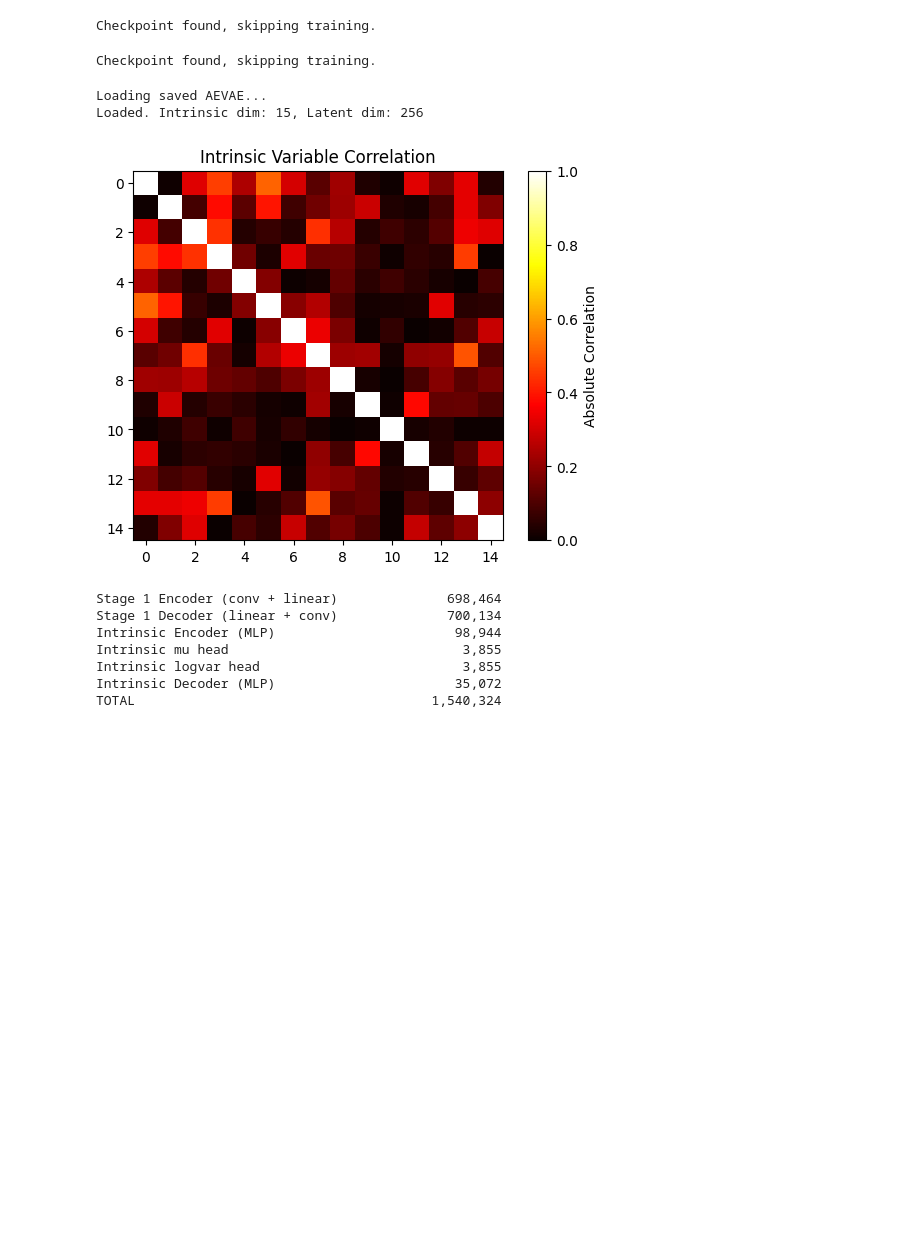
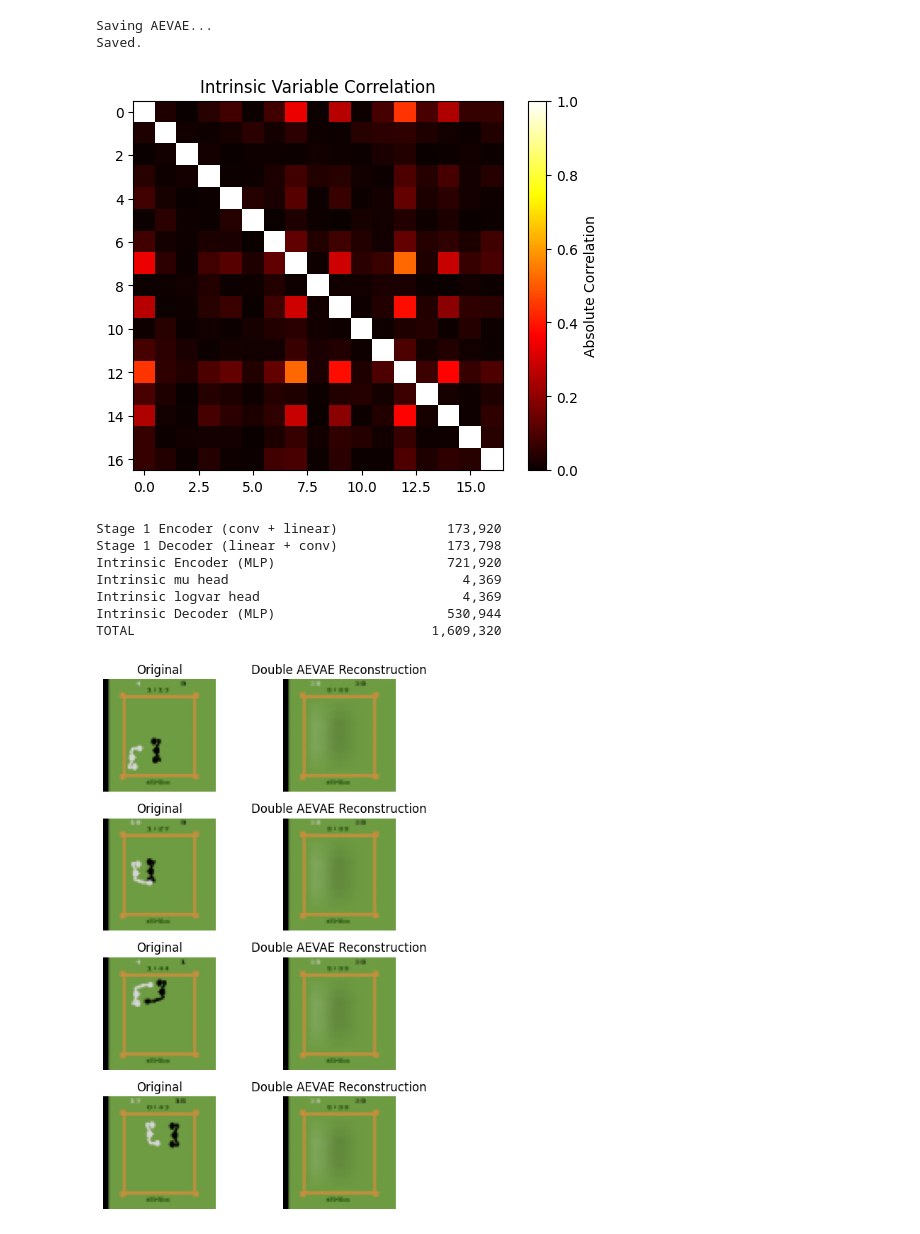
Before and after one commit to antony-zhao/RLTesting, a Jupyter notebook: rltesting/fvd_experiments/sarsa_boxing.ipynb, the cells around one changed output. Saved outputs shown, nothing was run; the diff lists cells and outputs as text; code cells hidden in the pictures; blank space fills up the shorter version.

```diff
--- a/rltesting/fvd_experiments/sarsa_boxing.ipynb
+++ b/rltesting/fvd_experiments/sarsa_boxing.ipynb
@@ -7,7 +7,7 @@ from matplotlib import pyplot as plt
 from rltesting.torch_rl.utils import random_sample_single_env
 from rltesting.torch_rl.buffers import ReplayBuffer
 from rltesting.torch_rl.models import MLP
-from fvd_models import Encoder, Decoder, AEVAE
+from fvd_models import Encoder, Decoder, AEVAE, DoubleAutoEncoder
 import numpy as np
 import torch
 import skdim
@@ -20,7 +20,7 @@ torch.manual_seed(0)
 
 to_numpy = lambda x: x.cpu().detach().numpy()
 framestack = 2
-latent_dim = 256
+latent_dim = None
 obs_shape = 64
 data_steps = 200000
 num_epochs = 50
@@ -124,24 +113,20 @@ else:
 
     print(f"Latent ID: {np.mean(latent_ID)} +- {np.std(latent_ID)}")
     print(f"Image ID: {np.mean(image_ID)} +- {np.std(image_ID)}")
-# %% [output]
-Checkpoint found, skipping training.
 # %%
 if os.path.isfile('boxing_aevae.pt'):
     print("Checkpoint found, skipping training.")
 else:
     intrinsic_dim = round(np.mean(latent_ID))
-    penalty_coef = 1e-5
-    double_autoencoder = AEVAE(encoder, decoder, latent_dim, intrinsic_dim, penalty_coef=penalty_coef).cuda()
+    double_autoencoder = DoubleAutoEncoder(encoder, decoder, latent_dim, intrinsic_dim, hidden_dim=256).cuda()
     int_opt = torch.optim.AdamW(double_autoencoder.parameters(), 3e-4)
     int_scheduler = torch.optim.lr_scheduler.ExponentialLR(int_opt, gamma=0.97)
-    penalty_anneal = np.linspace(0, 1, num_epochs) ** 0.25 * penalty_coef
     losses = []
     for i in range(1, num_epochs + 1):
         for _ in range(steps_per_epoch):
             samples = buffer.sample(256)
             obs = (torch.tensor(samples[0]).float().transpose(-3, -1) / 255).cuda()
-            loss = double_autoencoder.reconstruction_loss(obs, penalty_anneal[num_epochs-1])
+            loss = double_autoencoder.reconstruction_loss(obs)
             loss.backward()
             int_opt.step()
             int_opt.zero_grad()
@@ -150,8 +135,6 @@ else:
         if i % 10 == 0:
             print(i * steps_per_epoch)
     plt.plot(losses)
-# %% [output]
-Checkpoint found, skipping training.
 # %%
 # ---- Save/Load AEVAE ---- #
 aevae_path = 'boxing_aevae.pt'
@@ -174,8 +157,8 @@ else:
     }, aevae_path)
     print("Saved.")
 # %% [output]
-Loading saved AEVAE...
-Loaded. Intrinsic dim: 15, Latent dim: 256
+Saving AEVAE...
+Saved.
 # %%
 plt.close('all')
 %matplotlib inline
@@ -191,7 +174,7 @@ plt.colorbar(label="Absolute Correlation")
 plt.title("Intrinsic Variable Correlation")
 plt.show()
 # %% [output]
-[figure, old version]
+[figure, new version]
 # %%
 for name, module in [
     ("Stage 1 Encoder (conv + linear)", double_autoencoder.encoder),
@@ -207,13 +190,39 @@ for name, module in [
 total = sum(p.numel() for p in double_autoencoder.parameters())
 print(f"{'TOTAL':<40s}  {total:>10,}")
 # %% [output]
-Stage 1 Encoder (conv + linear)              698,464
-Stage 1 Decoder (linear + conv)              700,134
-Intrinsic Encoder (MLP)                       98,944
-Intrinsic mu head                              3,855
-Intrinsic logvar head                          3,855
-Intrinsic Decoder (MLP)                       35,072
-TOTAL                                      1,540,324
+Stage 1 Encoder (conv + linear)              173,920
+Stage 1 Decoder (linear + conv)              173,798
+Intrinsic Encoder (MLP)                      721,920
+Intrinsic mu head                              4,369
+Intrinsic logvar head                          4,369
+Intrinsic Decoder (MLP)                      530,944
+TOTAL                                      1,609,320
+# %%
+num_img = 4
+samples = buffer.sample(num_img)
+
+obs = (torch.tensor(samples[0]).float().transpose(-3, -1) / 255).cuda()
+with torch.no_grad():
+    latent = double_autoencoder.double_encode_deterministic(obs)
+    reconstruction_double = double_autoencoder.double_decode(latent)
+
+fig, axs = plt.subplots(num_img, 2, figsize=(6, 2 * num_img))
+for i in range(num_img):
+    orig_img = samples[0][i].astype(np.float32) / 255.0
+    recon_img = reconstruction_double[i].detach().cpu().transpose(-3, -1).numpy()
+
+    axs[i, 0].imshow(orig_img[:, :, :3])
+    axs[i, 0].set_title("Original")
+    axs[i, 0].axis("off")
+
+    axs[i, 1].imshow(recon_img[:, :, :3])
+    axs[i, 1].set_title("Double AEVAE Reconstruction")
+    axs[i, 1].axis("off")
+
+plt.tight_layout()
+plt.show()
+# %% [output]
+[figure, added]
 # %%
 # # ---- SARSA(λ) + RFF on Boxing ---- #
 # import copy
```
Also changed, not shown: parts of 6 cells of this notebook, 18 other files.
